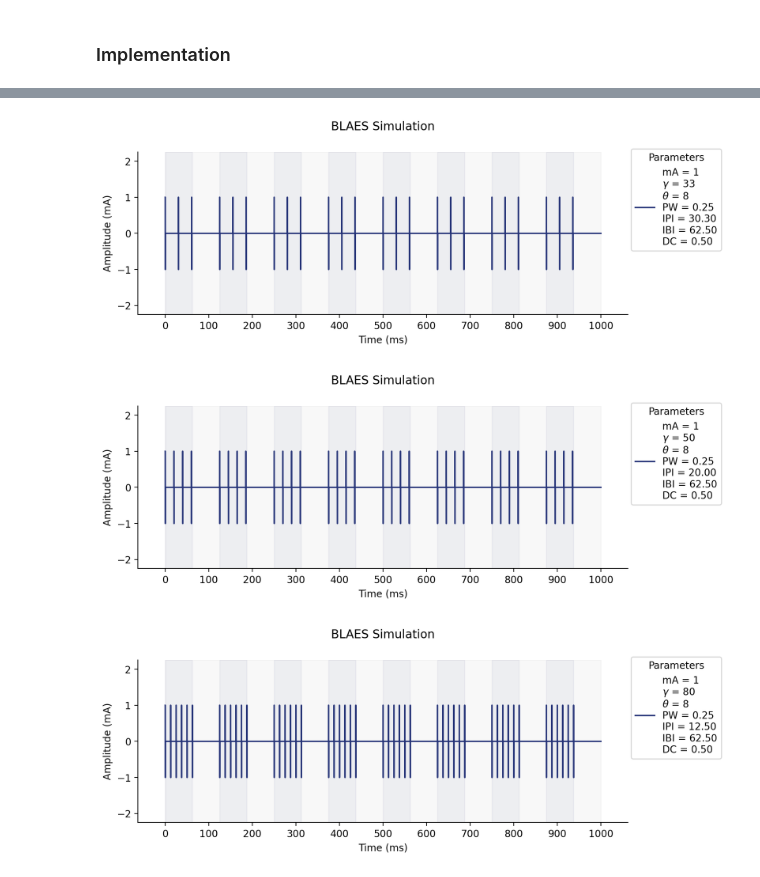
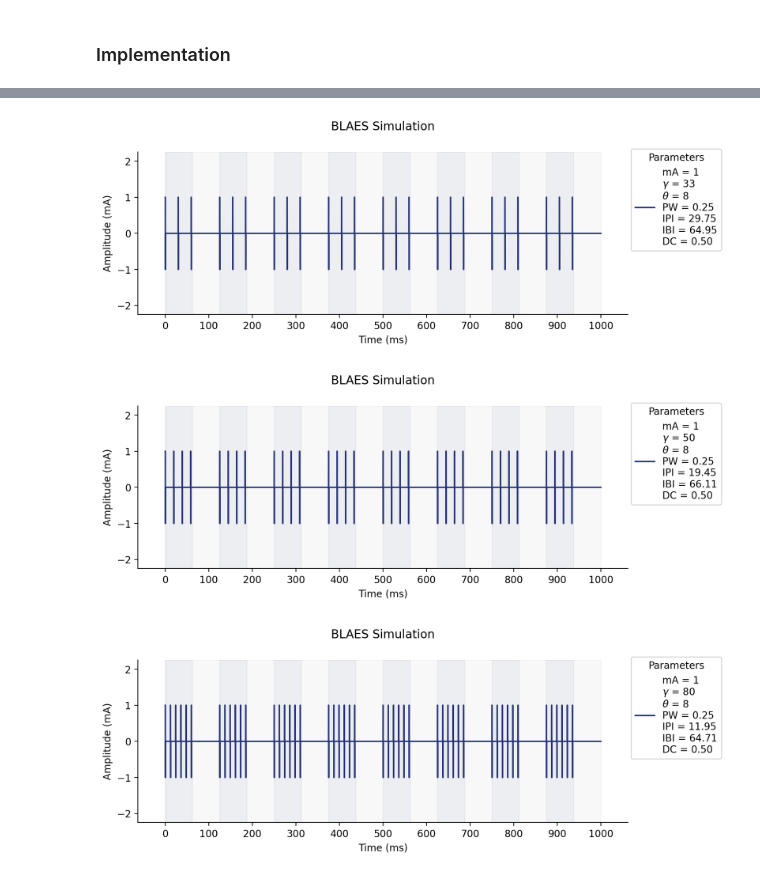
Before and after one commit to INMANLab/General, a Jupyter notebook: StimVisualizer.ipynb, the cells around one changed output, grey strips where cells are left out. Saved outputs shown, nothing was run; the diff lists cells and outputs as text; code cells hidden in the pictures.

```diff
--- a/StimVisualizer.ipynb
+++ b/StimVisualizer.ipynb
@@ -15,28 +15,29 @@ import seaborn as sns
 
 %config InlineBackend.figure_format='retina'
 # %%
-def simulateStim(gamma, A = 1, n_bursts = 8, PW = 250, AC_IPI = 100, DC = 0.5, savestr = None):
+def simulateStim(gamma = 50, amp = 1, n_bursts = 8, PW = 250, AC_IPI = 53, DC = 0.5, savestr = None):
     '''
     Simulate a BLAES signal with the given parameters.
 
     Inputs:
-    - gamma (int): the gamma-frequency component of stim (Hz)
+    - gamma (int): the gamma-frequency component of stim (Hz); determines the inter-pulse interval [default = 50]
     - amp (int): the amplitude of the signal (mA) [default = 1]
     - n_bursts (int): the number of bursts (theta component) [default = 8]
     - PW (int): the pulse width (us) [default = 250]
-    - AC_IPI (int): the anode-cathode inter-pulse interval (us) [default = 100]
+    - AC_IPI (int): the anode-cathode inter-pulse interval (us) [default = 53]
     - DC (float): the duty cycle (on/off time ratio) [default = 0.5]
     - savestr (str): the path to save the figure [default = None]
 
     Outputs:
-    - None
+    - None (optional export of figure to path specified by savestr)
     '''
 
     # Set the parameters
-    samples = 1e6                                                # number of samples / us
-    burst_duration = int((1 / n_bursts) * DC * samples)          # burst duration (samples / us)
-    IBI = int(1 / n_bursts * samples) / 2                        # inter-burst interval (samples / us)
-    IPI = int(1 / gamma * samples)                               # inter-pulse interval (samples / us)
+    samples = 1e6                                                           # number of samples / us
+    burst_duration = int((1 / n_bursts) * DC * samples)                     # burst duration (samples / us)
+    IPI = int(1 / gamma * samples) - (PW*2) - AC_IPI                        # inter-pulse interval (samples / us)
+    last_pulse = np.arange(0, burst_duration+1, IPI)[-1]                    # last pulse in the burst (samples / us)
+    IBI = (burst_duration * 2) - last_pulse - (PW*2) - AC_IPI               # inter-burst interval (samples / us)
 
     # Initialize the signal
     t = np.arange(0, 1, 1/samples) # time vector (s)
@@ -46,7 +47,7 @@ def simulateStim(gamma, A = 1, n_bursts = 8, PW = 250, AC_IPI = 100, DC = 0.5, s
     for i in range(0, len(t), int(1 / n_bursts * samples)):
         for j in np.arange(0, burst_duration+1, IPI):
             x[i+j:i+j+PW] = amp
-            x[i+j+AC_IPI:i+j+PW+AC_IPI] = -amp
+            x[i+j+PW+AC_IPI:i+j+PW+AC_IPI+PW] = -amp
 
     # Figure parameters
     fig, ax = plt.subplots(figsize=(9, 3))
@@ -75,8 +125,9 @@ def simulateStim(gamma, A = 1, n_bursts = 8, PW = 250, AC_IPI = 100, DC = 0.5, s
 # %%
 # Run for candidate gamma frequencies
 for gamma in [33, 50, 80]:
-    simulateStim(gamma = gamma, savestr = f'BLAES_{gamma}Hz')
+    # simulateStim(gamma = gamma, savestr = f'BLAES_{gamma}Hz')
+    simulateStim(gamma = gamma)
 # %% [output]
-[figure, old version]
+[figure, new version]
-[figure, old version]
+[figure, new version]
-[figure, old version]
+[figure, new version]
```
Also changed, not shown: parts of 2 cells of this notebook.
